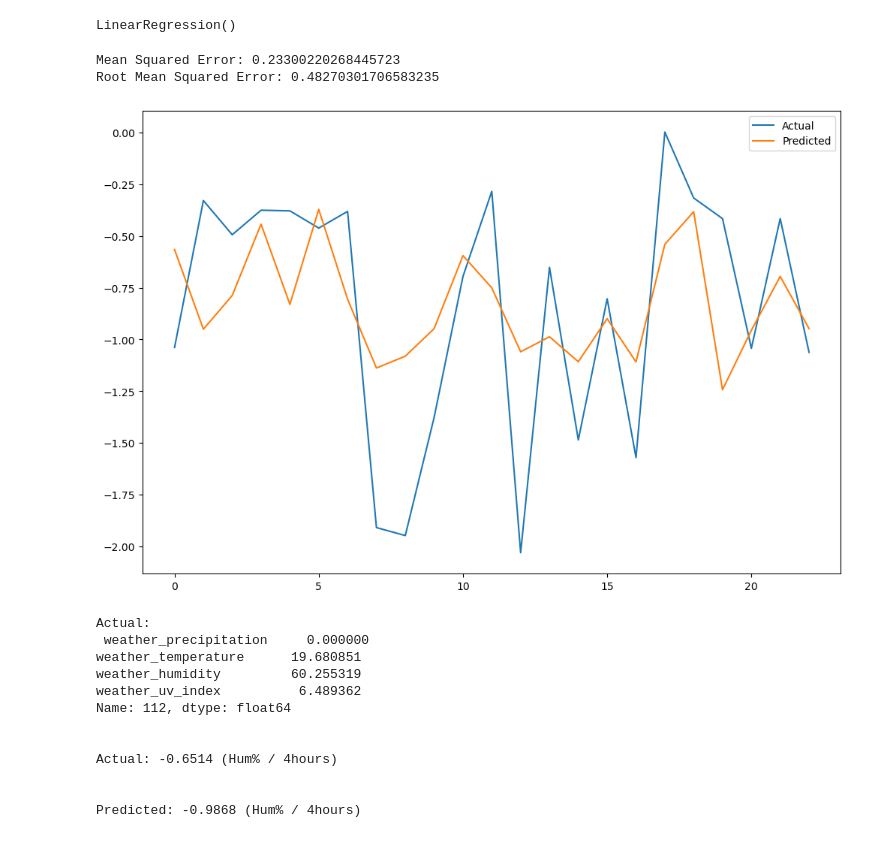
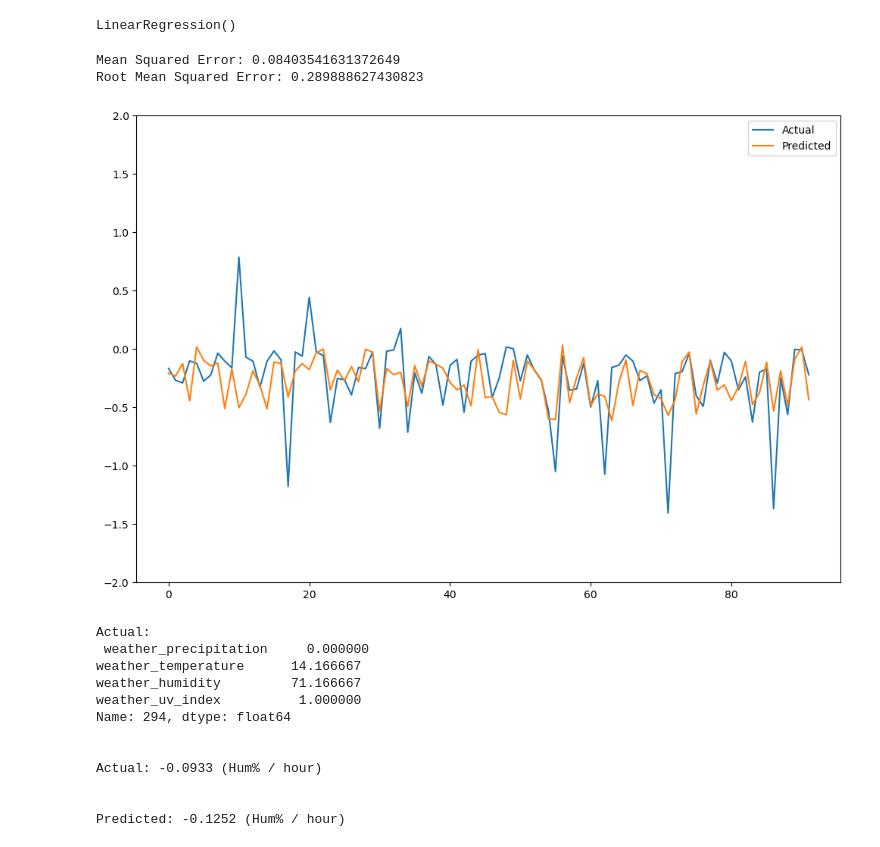
Before and after one commit to Niklas-Mezynski/fontys-individual-study-data-analysis, a Jupyter notebook: eda_second.ipynb, the cells around one changed output. Cells and saved outputs as stored; diff of their text form; code cells hidden in the pictures.

```diff
--- a/eda_second.ipynb
+++ b/eda_second.ipynb
@@ -200,11 +201,15 @@ plt.show()
 # %%
-# # Get the mean and standard deviation of the humidity_change column
-# mean, std = df['s1_humidity_change'].mean(), df['s1_humidity_change'].std()
+for sensor in sensors:
+    # # Get the mean and standard deviation of the humidity_change column
+    mean, std = df[f'{sensor}_humidity_change'].mean(
+    ), df[f'{sensor}_humidity_change'].std()
 
-# thresh = 4 * std
+    thresh = 4 * std
 
-# # Show the outlier values
-# df[(df["s1_humidity_change"] < mean - thresh) | (df["s1_humidity_change"] > mean + thresh)]
+    # # Show the outlier values
+    print(df[(df[f'{sensor}_humidity_change'] < mean - thresh)
+        | (df[f'{sensor}_humidity_change'] > mean + thresh)])
 
-# # Remove the outlier values
-# df.loc[(df["s1_humidity_change"] < mean - thresh) | (df["s1_humidity_change"] > mean + thresh), "s1_humidity_change"] = 0
+    # Remove the outlier values
+    df.loc[(df[f'{sensor}_humidity_change'] < mean - thresh) |
+           (df[f'{sensor}_humidity_change'] > mean + thresh), f'{sensor}_humidity_change'] = df[f'{sensor}_humidity_change'].mean()
@@ -226,4 +249,7 @@ for sensor in sensors:
     # Shift humidity_change by 1 to the right
     df[f'{sensor}_humidity_change'] = df[f'{sensor}_humidity_change'].shift(1)
     # Set the NA values to the mean
-    df.loc[df[f'{sensor}_humidity_change'].isna(), f'{sensor}_humidity_change'] = df[f'{sensor}_humidity_change'].mean()
+    # df.loc[df[f'{sensor}_humidity_change'].isna(), f'{sensor}_humidity_change'] = df[f'{sensor}_humidity_change'].mean()
+# %%
+df = df.fillna(df.mean())
+df.isna().sum()
@@ -247,3 +298,9 @@ plt.show()
+# %%
+# Scale humidity change to % / hour
+df['humidity_change'] = df['humidity_change'] / hoursPerMeasurement
+df['s1_humidity_change'] = df['s1_humidity_change'] / hoursPerMeasurement
+df['s2_humidity_change'] = df['s2_humidity_change'] / hoursPerMeasurement
+df['s3_humidity_change'] = df['s3_humidity_change'] / hoursPerMeasurement
 # %% [markdown]
 # Machine learning part
 # %%
@@ -273,40 +330,41 @@ LinearRegression()
 # %%
 # Make predictions on the testing data
 y_pred = model.predict(X_test)
 
 # Evaluate the model
 mse = metrics.mean_squared_error(y_test, y_pred)
 rmse = np.sqrt(mse)
 print("Mean Squared Error:", mse)
 print("Root Mean Squared Error:", rmse)
 
 # Plot the predictions against the actual values
 plt.figure(figsize=(12, 8))
 plt.plot(y_test.values, label='Actual')
 plt.plot(y_pred, label='Predicted')
+plt.ylim(-2, 2)
 plt.legend()
 plt.show()
 # %% [output]
-Mean Squared Error: 0.23300220268445723
-Root Mean Squared Error: 0.48270301706583235
+Mean Squared Error: 0.08403541631372649
+Root Mean Squared Error: 0.289888627430823
-[figure, old version]
+[figure, new version]
 # %%
 
 rand_idx = np.random.randint(0, len(y_pred))
 
 print("Actual: \n", X_test.iloc[rand_idx])
-print("\n\nActual: {:.4f} (Hum% / 4hours)".format(y_test.values[rand_idx]))
-print("\n\nPredicted: {:.4f} (Hum% / 4hours)".format(y_pred[rand_idx]))
+print("\n\nActual: {:.4f} (Hum% / hour)".format(y_test.values[rand_idx]))
+print("\n\nPredicted: {:.4f} (Hum% / hour)".format(y_pred[rand_idx]))
 # %% [output]
 Actual:
  weather_precipitation     0.000000
-weather_temperature      19.680851
-weather_humidity         60.255319
-weather_uv_index          6.489362
-Name: 112, dtype: float64
+weather_temperature      14.166667
+weather_humidity         71.166667
+weather_uv_index          1.000000
+Name: 294, dtype: float64
 
 
-Actual: -0.6514 (Hum% / 4hours)
+Actual: -0.0933 (Hum% / hour)
 
 
-Predicted: -0.9868 (Hum% / 4hours)
+Predicted: -0.1252 (Hum% / hour)
```
Also changed, not shown: parts of 15 cells of this notebook.
